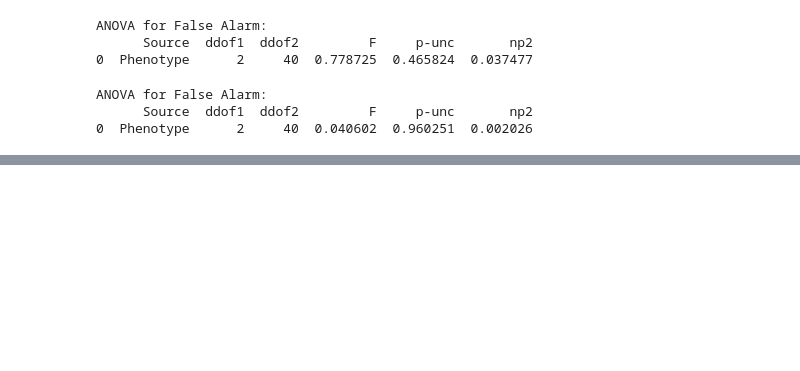
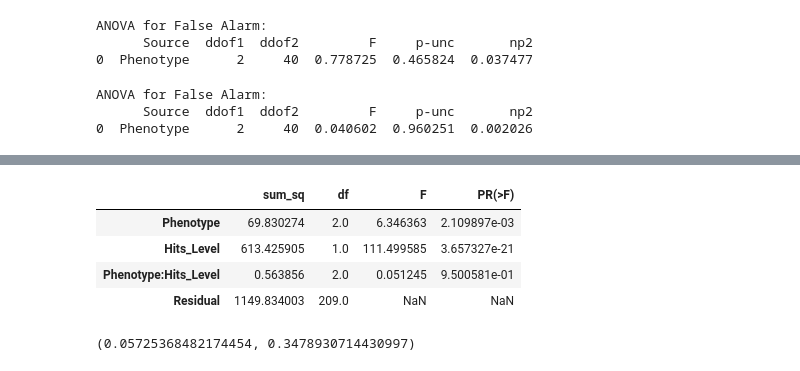
Before and after one commit to Frederichg/NoemieSFN, a Jupyter notebook: DATA/Sat6.ipynb, the cells around one changed output, grey strips where cells are left out. Cells and saved outputs as stored; diff of their text form; code cells hidden in the pictures; blank space fills up the shorter version.

```diff
--- a/DATA/Sat6.ipynb
+++ b/DATA/Sat6.ipynb
@@ -348,0 +488,51 @@ ANOVA for False Alarm:
+# %%
+# For this analysis, we will examine the Hits at different levels (100 to 20) for both the main effect of phenotype
+# and the interaction between Hits level and phenotype.
+
+# We'll reshape the data to long format to include the different levels of Hits (100, 80, 60, 40, and 20)
+df_hits_long = pd.melt(df_raw, id_vars=['Animal_ID', 'Phenotype'],
+                       value_vars=['100_hit', '80_hits', '60_hits', '40_hits', '20_hits'],
+                       var_name='Hits_Level', value_name='Hits')
+
+# Replacing the Hits_Level labels with their numeric values for clarity
+df_hits_long['Hits_Level'] = df_hits_long['Hits_Level'].replace({
+    '100_hit': 100, '80_hits': 80, '60_hits': 60, '40_hits': 40, '20_hits': 20
+})
+
+# Now we can run an ANOVA that examines:
+# 1. Main effect of phenotype
+# 2. Main effect of Hits level
+# 3. Interaction between phenotype and Hits level
+
+# We use a linear mixed-effects model to account for repeated measures within subjects
+import statsmodels.formula.api as smf
+
+# Fitting the model with interaction between Phenotype and Hits_Level
+model_hits = smf.ols('Hits ~ Phenotype * Hits_Level', data=df_hits_long).fit()
+
+# Getting the ANOVA table
+anova_hits = sm.stats.anova_lm(model_hits, typ=2)
+
+anova_hits
+# %% [output]
+|  | sum_sq | df | F | PR(>F) |
+| Phenotype | 69.830274 | 2.0 | 6.346363 | 2.109897e-03 |
+| Hits_Level | 613.425905 | 1.0 | 111.499585 | 3.657327e-21 |
+| Phenotype:Hits_Level | 0.563856 | 2.0 | 0.051245 | 9.500581e-01 |
+| Residual | 1149.834003 | 209.0 | NaN | NaN |
+# %%
+# We will calculate the generalized eta-squared for the main effects of Phenotype and Hits_Level.
+# Generalized eta-squared is computed as SS_effect / (SS_effect + SS_error)
+
+# Extracting the sums of squares (SS) for Phenotype, Hits_Level, and the Residuals
+ss_phenotype = anova_hits.loc['Phenotype', 'sum_sq']
+ss_hits_level = anova_hits.loc['Hits_Level', 'sum_sq']
+ss_residual = anova_hits.loc['Residual', 'sum_sq']
+
+# Computing generalized eta-squared for Phenotype and Hits_Level
+eta_squared_phenotype = ss_phenotype / (ss_phenotype + ss_residual)
+eta_squared_hits_level = ss_hits_level / (ss_hits_level + ss_residual)
+
+eta_squared_phenotype, eta_squared_hits_level
+# %% [output]
+(0.05725368482174454, 0.3478930714430997)
```
Also changed, not shown: parts of 11 cells of this notebook, 6 other files.
